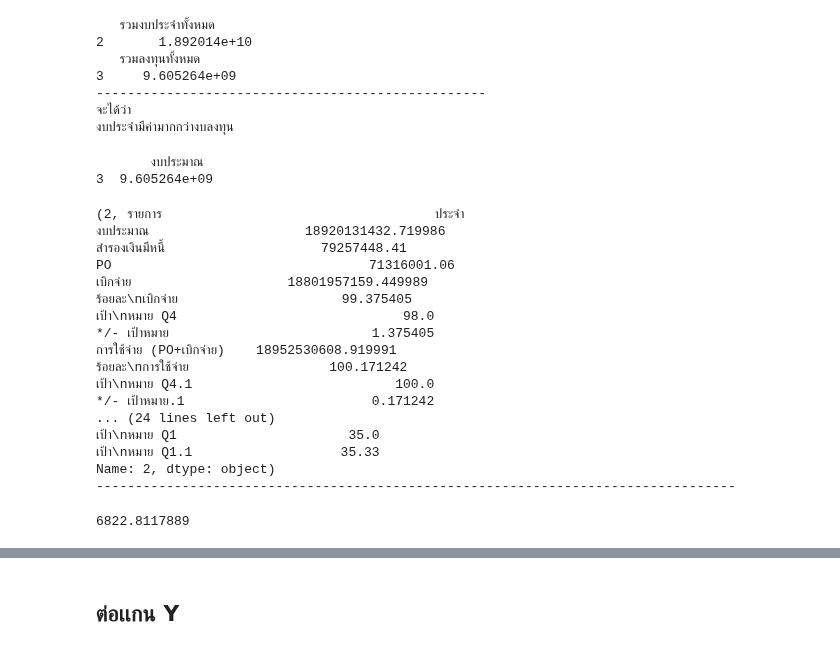
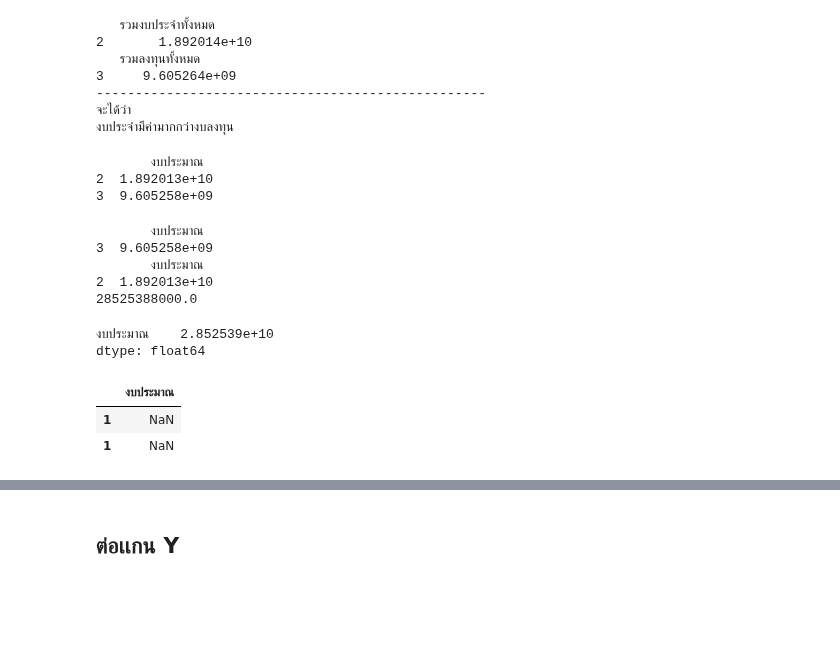
Before and after one commit to Tonry12/python_dataviz2023, a Jupyter notebook: Pandas102.ipynb, the cells around one changed output, grey strips where cells are left out. Drawn from its saved outputs; the diff is of its cells as text; code cells hidden in the pictures; blank space fills up the shorter version.

```diff
--- a/Pandas102.ipynb
+++ b/Pandas102.ipynb
@@ -107,31 +107,11 @@ else:
 จะได้ว่า
 งบประจำมีค่ามากกว่างบลงทุน
 # %%
-cb = capital_budget.iloc[0:2,1:2]
-cb1 = (capital_budget.iloc[0:1,1:2])+(capital_budget.iloc[1:2,1:2])
-print(cb1)
+sep_1 = (sep_oct_df.iloc[0:1,1:2])
+sep_2 = (sep_oct_df.iloc[1:2,1:2])
+sep_12 = pd.concat([sep_1,sep_2])
+print(sep_12)
 # %% [output]
        งบประมาณ
-3  9.605264e+09
+2  1.892013e+10
+3  9.605258e+09
-# %%
-for row in annual_financial_statement.iterrows():
-  print(row)
-  print('----------------------------------------------------------------------------------')
-# %% [output]
-(2, รายการ                                   ประจำ
-งบประมาณ                    18920131432.719986
-สำรองเงินมีหนี้                    79257448.41
-PO                                 71316001.06
-เบิกจ่าย                    18801957159.449989
-ร้อยละ\nเบิกจ่าย                     99.375405
-เป้า\nหมาย Q4                             98.0
-*/- เป้าหมาย                          1.375405
-การใช้จ่าย (PO+เบิกจ่าย)    18952530608.919991
-ร้อยละ\nการใช้จ่าย                  100.171242
-เป้า\nหมาย Q4.1                          100.0
-*/- เป้าหมาย.1                        0.171242
-... (24 lines left out)
-เป้า\nหมาย Q1                      35.0
-เป้า\nหมาย Q1.1                   35.33
-Name: 2, dtype: object)
-----------------------------------------------------------------------------------
@@ -141,4 +118,28 @@ for row in annual_financial_statement.iterrows():
-# %%
-print(row[1]['งบประมาณ'])
-# %% [output]
-6822.8117889
+# %%
+a = sep_df[(sep_df['รายการ'] == 'ลงทุน')][['งบประมาณ']]
+b = sep_df[(sep_df['รายการ'] == 'ประจำ')][['งบประมาณ']]
+c = 9.605258e+09
+d = 1.892013e+10
+print(a)
+print(b)
+print(c+d)
+# %% [output]
+       งบประมาณ
+3  9.605258e+09
+       งบประมาณ
+2  1.892013e+10
+28525388000.0
+# %%
+sep_1 = sep_df[(sep_df['รายการ'] == 'ลงทุน') | (sep_df['รายการ'] == 'ประจำ')][['งบประมาณ']].sum()
+print(sep_1)
+# %% [output]
+งบประมาณ    2.852539e+10
+dtype: float64
+# %%
+new_index = [1,1]
+sep_12_df = sep_12.reindex(new_index)
+sep_12_df =
+# %% [output]
+|  | งบประมาณ |
+| 1 | NaN |
+| 1 | NaN |
```
Also changed, not shown: parts of 3 cells of this notebook.
